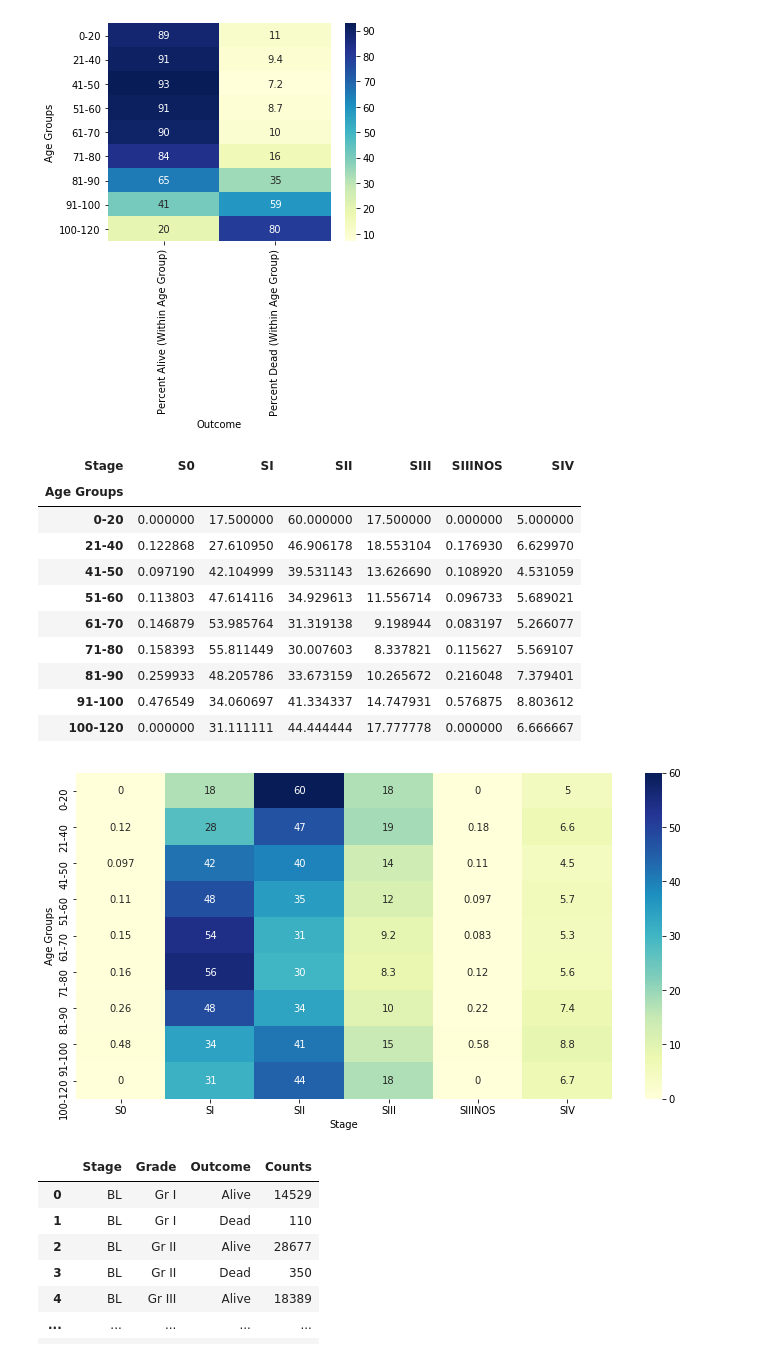
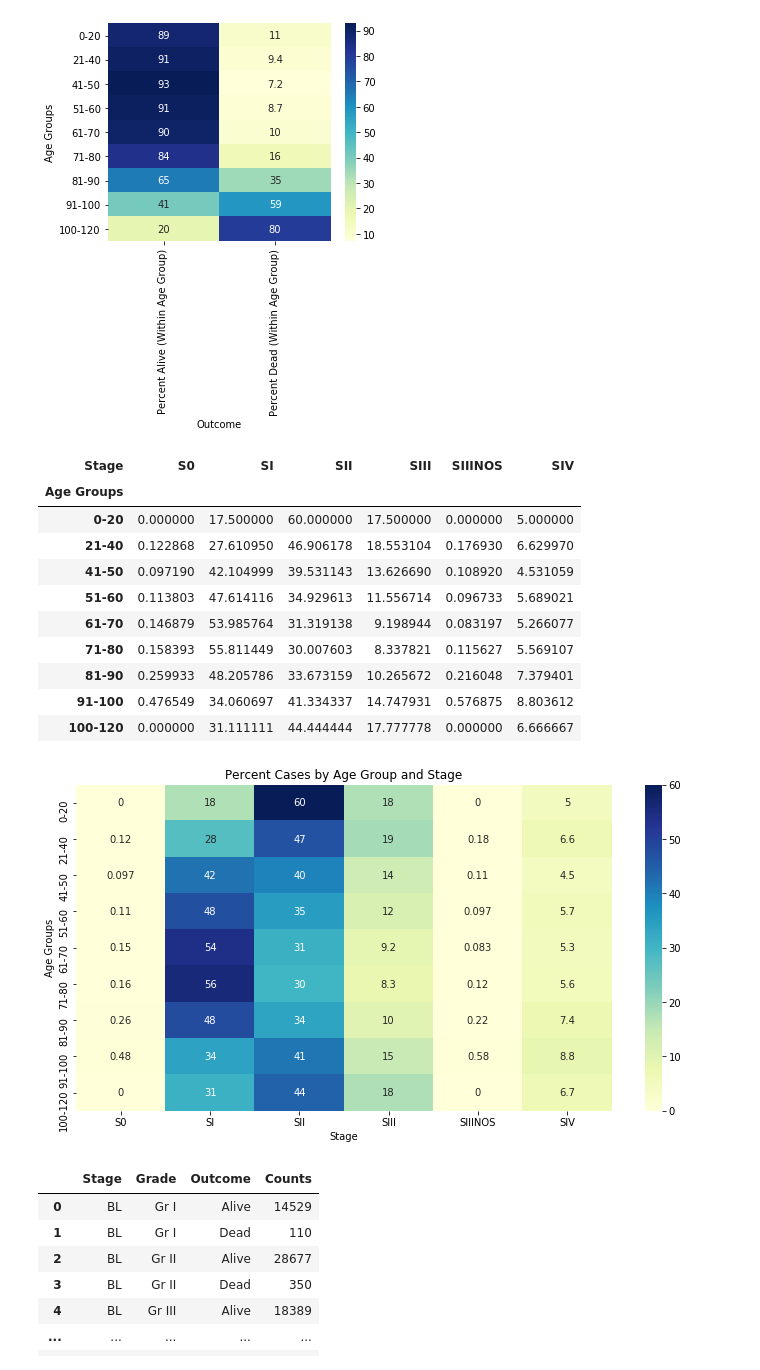
Before and after one commit to shilpakjha/breast_cancer_data_analysis, a Jupyter notebook: bc_analysis_dec2020.ipynb, the cells around one changed output. Saved outputs shown, nothing was run; the diff lists cells and outputs as text; code cells hidden in the pictures.

```diff
--- a/bc_analysis_dec2020.ipynb
+++ b/bc_analysis_dec2020.ipynb
@@ -683,3 +683,22 @@ insitu_tum_alive_dead
 | 5 | 6 | 80.0 | 37.0 | 68.376068 | 31.623932 |
 | 6 | 7 | 11.0 | 10.0 | 52.380952 | 47.619048 |
 | 7 | 8 | 10.0 | 4.0 | 71.428571 | 28.571429 |
+# %%
+# ANALYSIS-12 BC Analysis by Percent Cases and Regional Nodes Positive
+
+
+seer18_bc_lessthan5 = seer18_bc[seer18_bc["Regional_nodes_positive"] <= 5]
+
+ax = sns.countplot(x="Regional_nodes_positive", data = seer18_bc_lessthan5)
+ax.set_xlabel("Number of Positive Regional Nodes")
+ax.set_ylabel("Number of Cases")
+ax.set_title("% Cases by the NUmber of Positive Regional Nodes")
+
+total = len(seer18_bc['Outcome'])
+for p in ax.patches:
+    percentage = '{:.1f}%'.format(100 * p.get_height()/total)
+    x = p.get_x() + p.get_width() - 0.6
+    y = p.get_y() + p.get_height() + 2000
+    ax.annotate(percentage, (x,y))
+
+plt.show()
@@ -849,39 +870,40 @@ agegp_outcome_pt
 | 8 | 100-120 | 27 | 108 | 20.00 | 80.00 |
 [figure]
 # %%
-# Analysis 17 - Table and heatmap for Percent Dead within each Age Group by Stage
+# Analysis 17 - Table and heatmap for Percent Cases within each Age Group by Stage
 
 age_stage = seer18_bc.groupby(["Age Groups", "Stage"]).size().reset_index(name = "Counts")
 
 # Eliminate the UK and missing stages colums
 age_stage_minus_bl_uk_missing = age_stage[(age_stage["Stage"]!= 'BL') & (age_stage["Stage"]!= 'UK') & (age_stage["Stage"]!= 'missing')]
 age_stage_minus_bl_uk_missing
 
 grouped_data = age_stage_minus_bl_uk_missing.groupby(["Age Groups", "Stage"]).agg({'Counts': 'sum'})
 grouped_data
 
 grouped_data["% by Stage per Age Group"] = grouped_data.groupby(level=0).apply(lambda x:  100*x / x.sum())
 grouped_data1 = grouped_data.reset_index()
 grouped_data1_pt = pd.pivot_table(grouped_data1, index = "Age Groups", values ="% by Stage per Age Group", columns = "Stage" )
 
 # Heatmap for % Cases by Stage per Age-Group
 
 plt.figure(figsize = (12, 6))
 sns.heatmap(grouped_data1_pt, cmap = 'YlGnBu', annot = True)
+plt.title('Percent Cases by Age Group and Stage')
 grouped_data1_pt
 # %% [output]
 | Stage | S0 | SI | SII | SIII | SIIINOS | SIV |
 | Age Groups |  |  |  |  |  |  |
 | 0-20 | 0.000000 | 17.500000 | 60.000000 | 17.500000 | 0.000000 | 5.000000 |
 | 21-40 | 0.122868 | 27.610950 | 46.906178 | 18.553104 | 0.176930 | 6.629970 |
 | 41-50 | 0.097190 | 42.104999 | 39.531143 | 13.626690 | 0.108920 | 4.531059 |
 | 51-60 | 0.113803 | 47.614116 | 34.929613 | 11.556714 | 0.096733 | 5.689021 |
 | 61-70 | 0.146879 | 53.985764 | 31.319138 | 9.198944 | 0.083197 | 5.266077 |
 | 71-80 | 0.158393 | 55.811449 | 30.007603 | 8.337821 | 0.115627 | 5.569107 |
 | 81-90 | 0.259933 | 48.205786 | 33.673159 | 10.265672 | 0.216048 | 7.379401 |
 | 91-100 | 0.476549 | 34.060697 | 41.334337 | 14.747931 | 0.576875 | 8.803612 |
 | 100-120 | 0.000000 | 31.111111 | 44.444444 | 17.777778 | 0.000000 | 6.666667 |
-[figure, old version]
+[figure, new version]
 # %%
 #ANALYSIS 9 - Grouping the dataset by Age, Stage, Grade, Outcome
 
```
Also changed, not shown: parts of 13 cells of this notebook.
